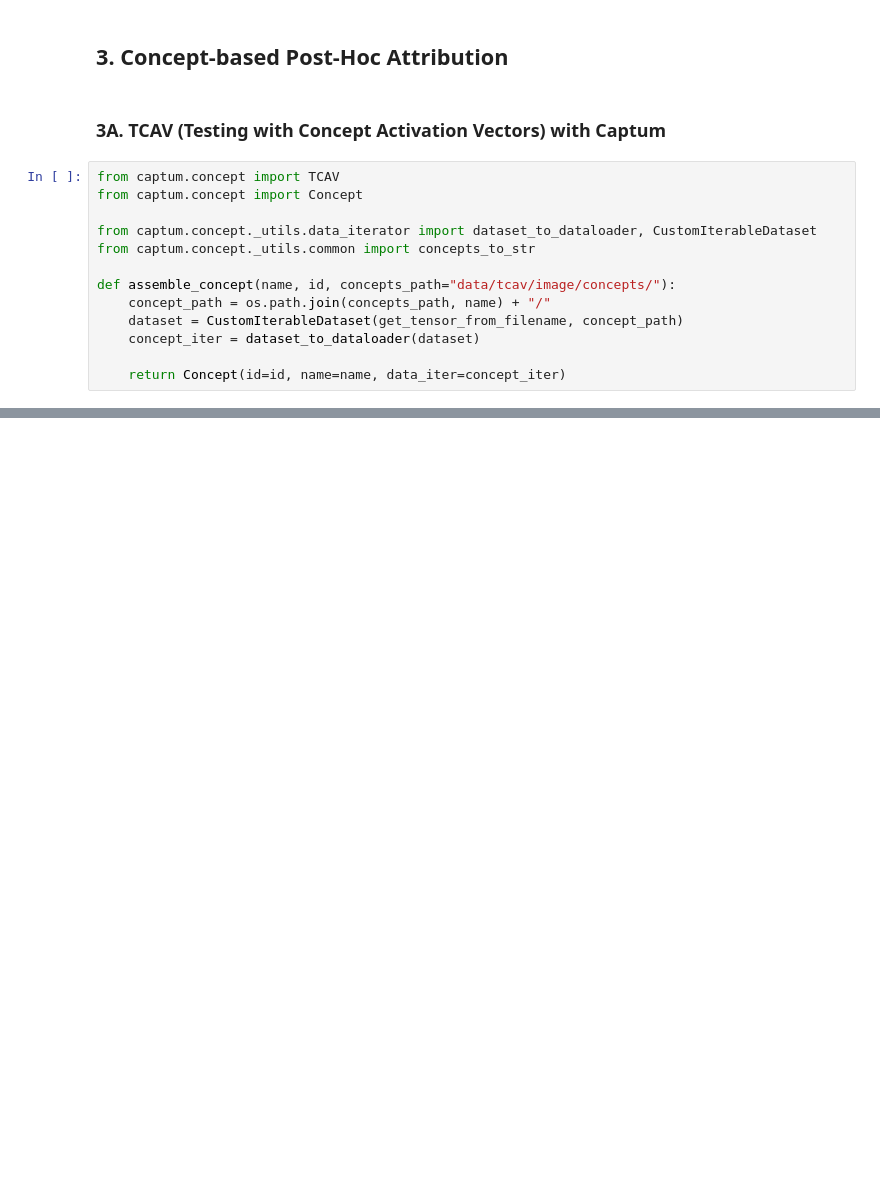
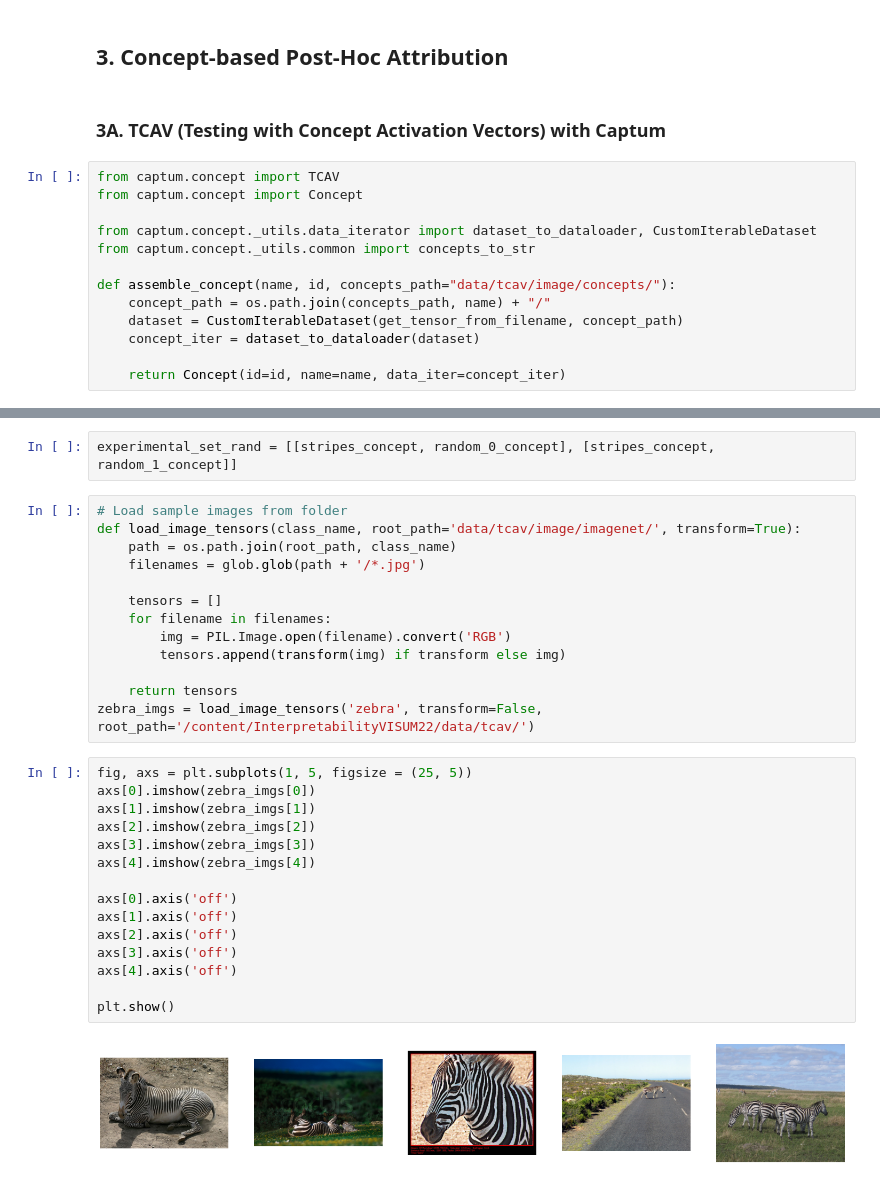
Before and after one commit to maragraziani/InterpretabilityVISUM22, a Jupyter notebook: Interpretability.ipynb, the cells around one changed output, grey strips where cells are left out. Drawn from its saved outputs; the diff is of its cells as text; blank space fills up the shorter version.

```diff
--- a/Interpretability.ipynb
+++ b/Interpretability.ipynb
@@ -585,0 +594,32 @@ random_1_concept = assemble_concept("random_1", 4, concepts_path=concepts_path)
+# %%
+experimental_set_rand = [[stripes_concept, random_0_concept], [stripes_concept, random_1_concept]]
+# %%
+# Load sample images from folder
+def load_image_tensors(class_name, root_path='data/tcav/image/imagenet/', transform=True):
+    path = os.path.join(root_path, class_name)
+    filenames = glob.glob(path + '/*.jpg')
+
+    tensors = []
+    for filename in filenames:
+        img = PIL.Image.open(filename).convert('RGB')
+        tensors.append(transform(img) if transform else img)
+
+    return tensors
+zebra_imgs = load_image_tensors('zebra', transform=False, root_path='/content/InterpretabilityVISUM22/data/tcav/')
+# %%
+fig, axs = plt.subplots(1, 5, figsize = (25, 5))
+axs[0].imshow(zebra_imgs[0])
+axs[1].imshow(zebra_imgs[1])
+axs[2].imshow(zebra_imgs[2])
+axs[3].imshow(zebra_imgs[3])
+axs[4].imshow(zebra_imgs[4])
+
+axs[0].axis('off')
+axs[1].axis('off')
+axs[2].axis('off')
+axs[3].axis('off')
+axs[4].axis('off')
+
+plt.show()
+# %% [output]
+[figure, added]
```
Also changed, not shown: parts of 14 cells of this notebook.
